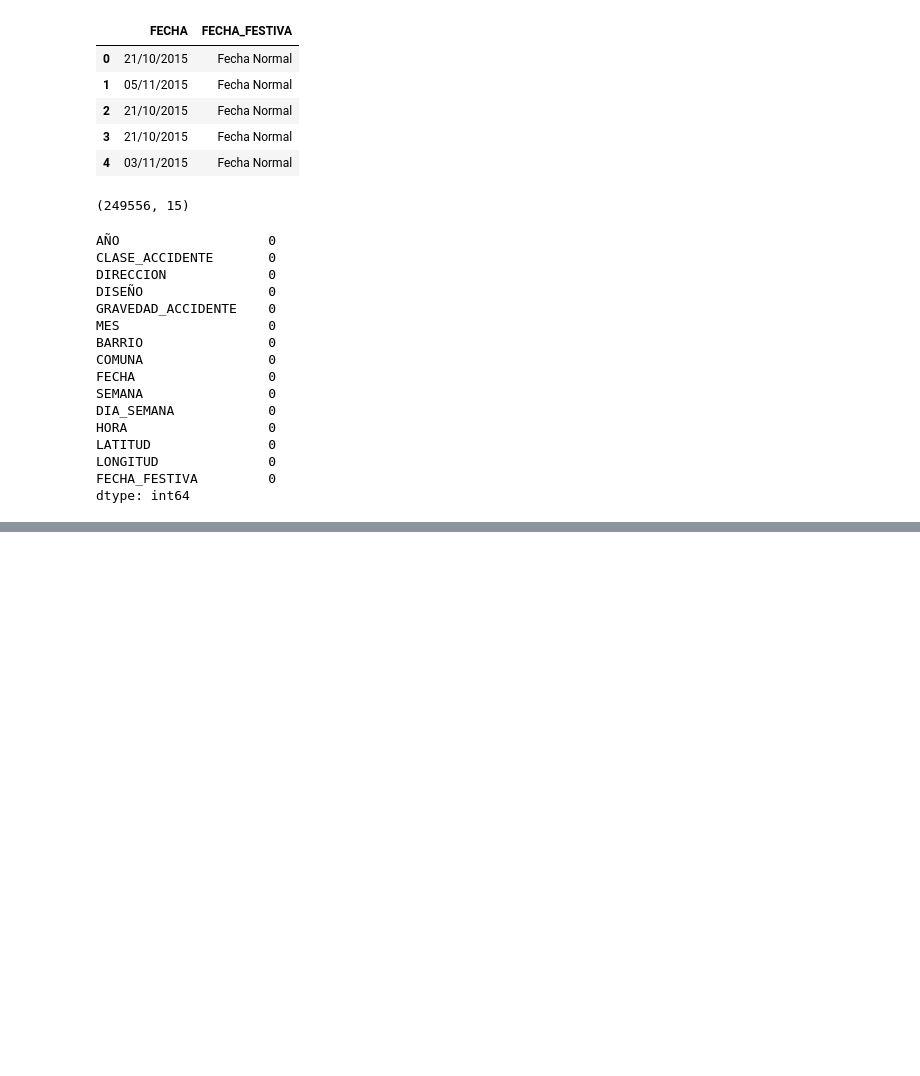
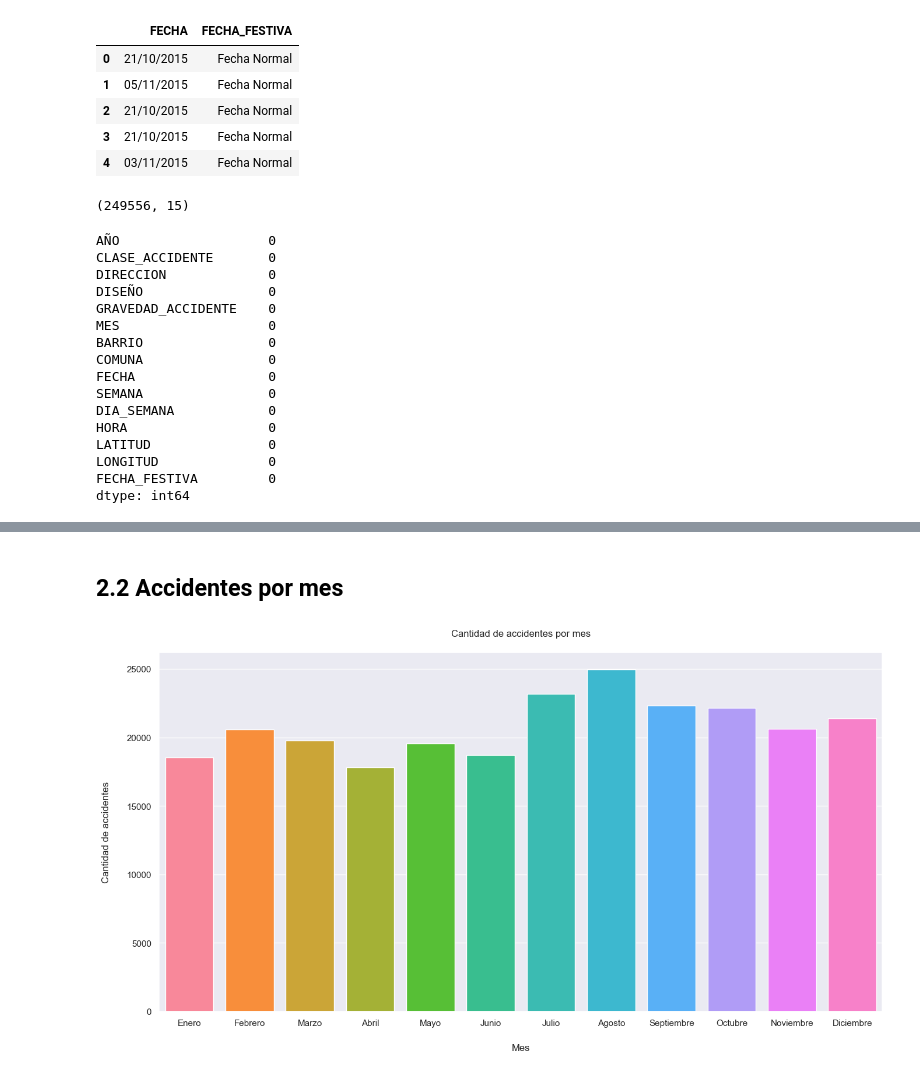
Before and after one commit to dgilrua/proyecto2-analitica, a Jupyter notebook: main.ipynb, the cells around one changed output, grey strips where cells are left out. Saved outputs shown, nothing was run; the diff lists cells and outputs as text; code cells hidden in the pictures; blank space fills up the shorter version.

```diff
--- a/main.ipynb
+++ b/main.ipynb
@@ -615,0 +657,13 @@ df.to_csv('incidentes_viales_procesado.csv', sep=',', encoding='utf-8', index=Fa
+# %% [markdown]
+## 2.2 Accidentes por mes
+# %%
+#Cantidad de accidentes por mes
+fig, ax = plt.subplots(figsize=(16, 8))
+ax = sns.countplot(data=df, x='MES', saturation=1)
+plt.title('Cantidad de accidentes por mes', pad=20)
+plt.xlabel('Mes', labelpad=20)
+plt.ylabel('Cantidad de accidentes', labelpad=20)
+_ = ax.set_xticklabels(['Enero', 'Febrero', 'Marzo', 'Abril', 'Mayo', 'Junio', 'Julio','Agosto', 'Septiembre', 'Octubre', 'Noviembre', 'Diciembre'])
+plt.show()
+# %% [output]
+[figure, added]
```
Also changed, not shown: parts of 16 cells of this notebook, 2 other files.
